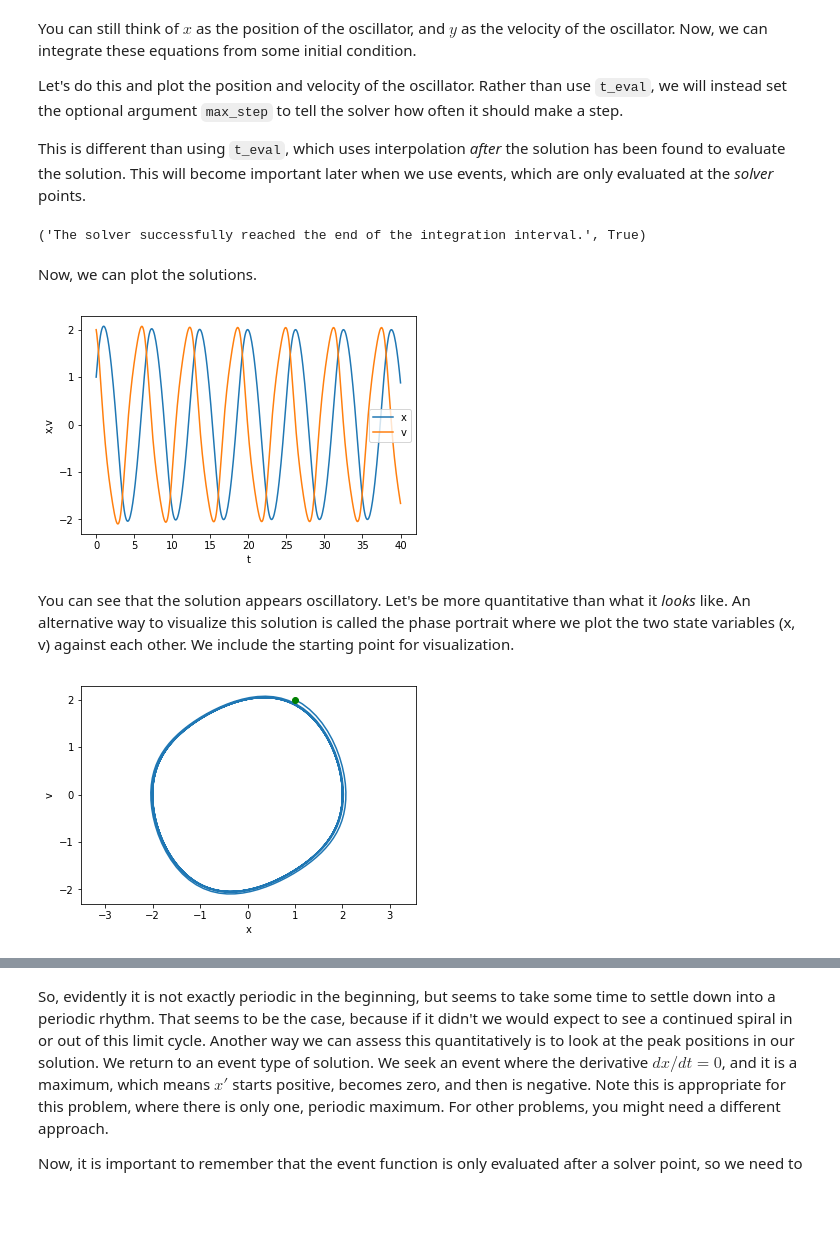
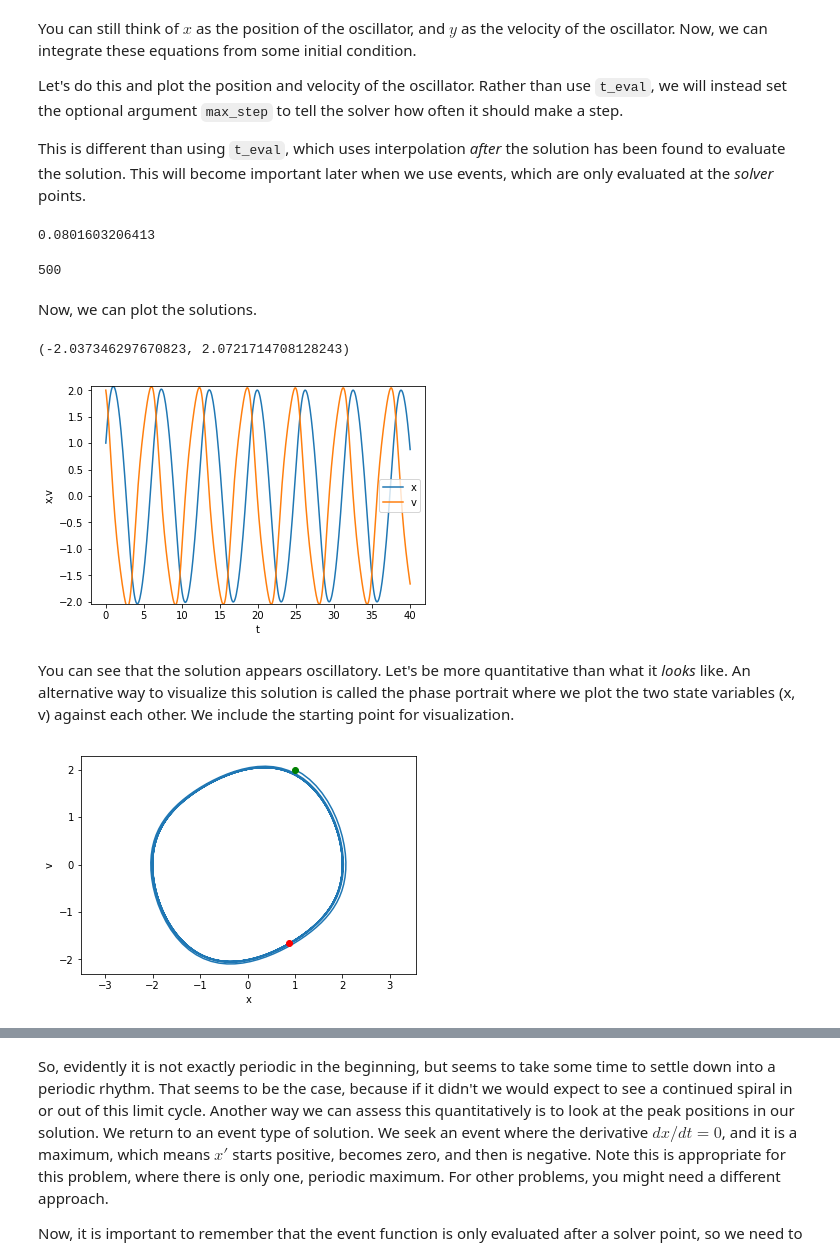
Before and after one commit to jkitchin/f18-06623, a Jupyter notebook: lectures/nth-odes.ipynb, the cells around one changed output, grey strips where cells are left out. Cells and saved outputs as stored; diff of their text form; code cells hidden in the pictures; blank space fills up the shorter version.

```diff
--- a/lectures/nth-odes.ipynb
+++ b/lectures/nth-odes.ipynb
@@ -37,30 +37,36 @@ def dXdt(t, X):
 X0 = np.array((1, 2)) # you can pick any x0, and v0 you want.
 tspan = np.array((0, 40))
 teval, h = np.linspace(*tspan, 500, retstep=True)
-
+print(h)
 sol = solve_ivp(dXdt, tspan, X0, max_step=h)
 sol.message, sol.success
+len(sol.t)
 # %% [output]
-('The solver successfully reached the end of the integration interval.', True)
+0.0801603206413
+500
 # %% [markdown]
 Now, we can plot the solutions.
 # %%
 %matplotlib inline
 import matplotlib.pyplot as plt
 
 plt.plot(sol.t, sol.y.T);
 plt.xlabel('t')
 plt.ylabel('x,v')
 plt.legend(['x', 'v'])
+x, v = sol.y
+plt.ylim([x.min(), x.max()])
 # %% [output]
+(-2.037346297670823, 2.0721714708128243)
-[figure, old version]
+[figure, new version]
 # %% [markdown]
 You can see that the solution appears oscillatory. Let's be more quantitative than what it *looks* like. An alternative way to visualize this solution is called the phase portrait where we plot the two state variables (x, v) against each other. We include the starting point for visualization.
 # %%
-plt.plot(*sol.y)
+plt.plot(sol.y[0], sol.y[1])
 plt.plot(*sol.y[:, 0], 'go') # starting point
+plt.plot(*sol.y[:, -1], 'ro') # stopping point
 plt.xlabel('x')
 plt.ylabel('v')
 plt.axis('equal');
 # %% [output]
-[figure, old version]
+[figure, new version]
```
Also changed, not shown: parts of 13 cells of this notebook, 2 other files.
